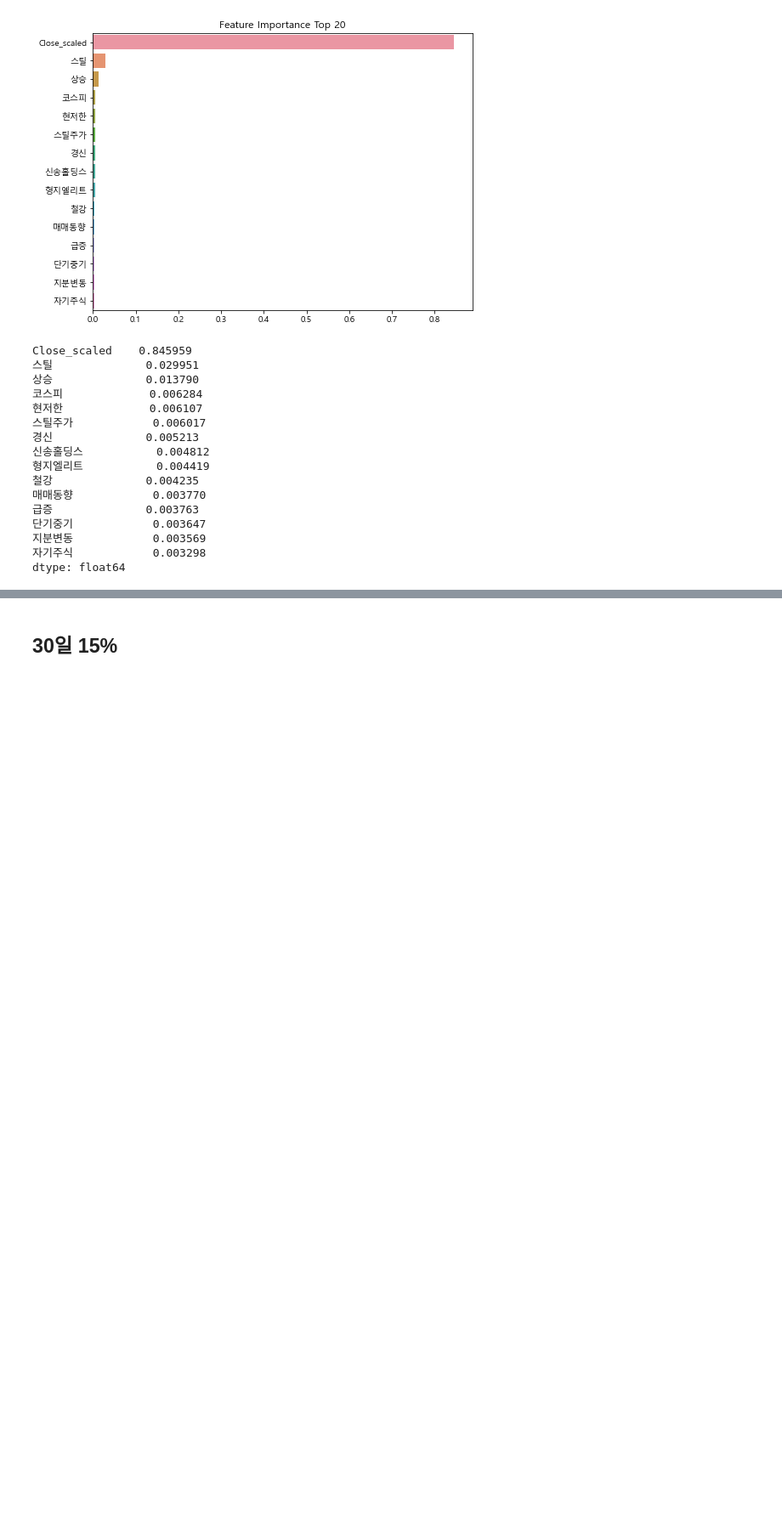
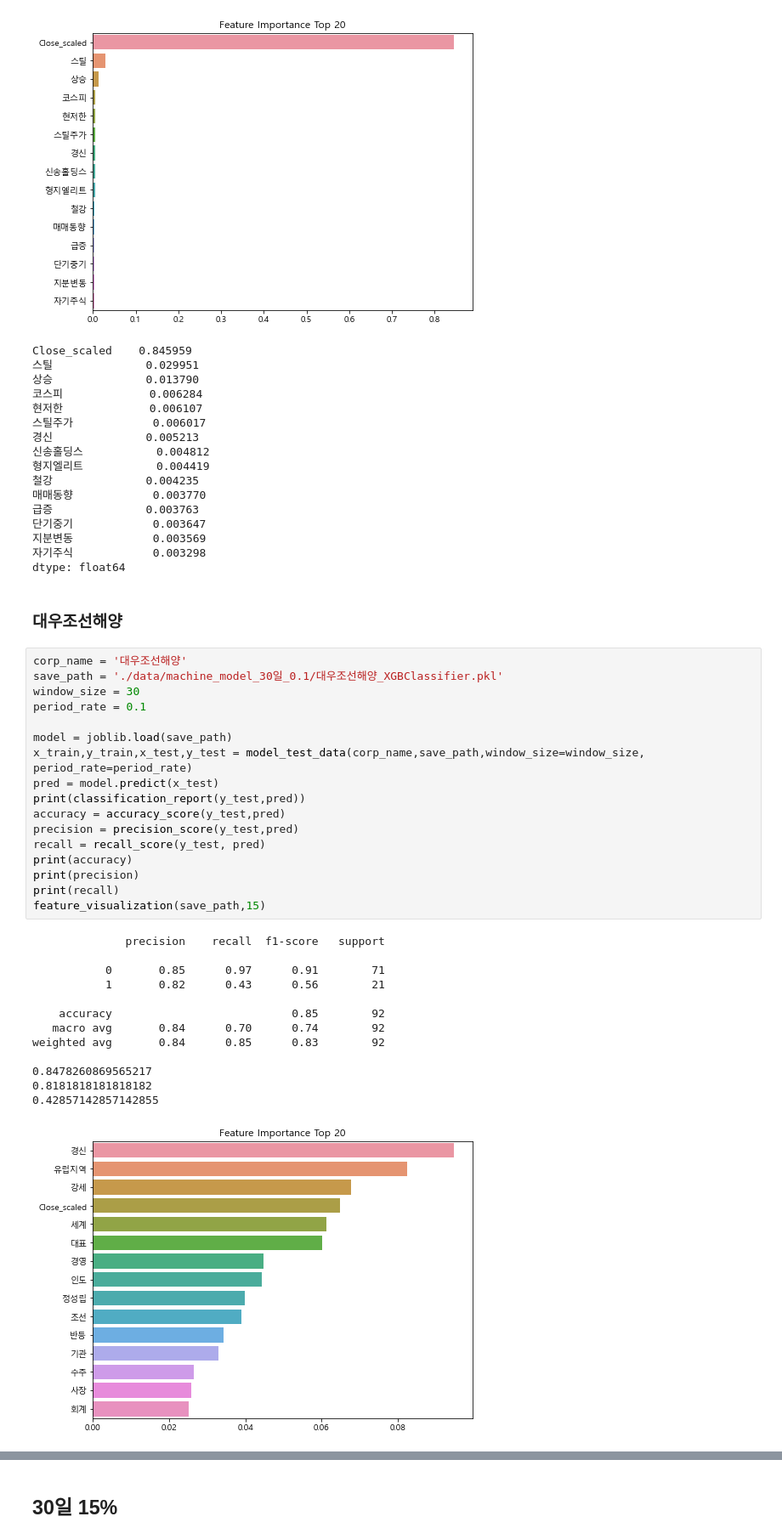
Before and after one commit to doyeon0139/Chatbot_Project, a Jupyter notebook: 결과정리_예측키워드확인하기.ipynb, the cells around one changed output, grey strips where cells are left out. Shown: that part at 85% size. Saved outputs shown, nothing was run; the diff lists cells and outputs as text; blank space fills up the shorter version.

```diff
--- a/결과정리_예측키워드확인하기.ipynb
+++ b/결과정리_예측키워드확인하기.ipynb
@@ -434,3 +434,36 @@ Close_scaled    0.845959
 지분변동            0.003569
 자기주식            0.003298
 dtype: float64
+# %% [markdown]
+### 대우조선해양
+# %%
+corp_name = '대우조선해양'
+save_path = './data/machine_model_30일_0.1/대우조선해양_XGBClassifier.pkl'
+window_size = 30
+period_rate = 0.1
+
+model = joblib.load(save_path)
+x_train,y_train,x_test,y_test = model_test_data(corp_name,save_path,window_size=window_size, period_rate=period_rate)
+pred = model.predict(x_test)
+print(classification_report(y_test,pred))
+accuracy = accuracy_score(y_test,pred)
+precision = precision_score(y_test,pred)
+recall = recall_score(y_test, pred)
+print(accuracy)
+print(precision)
+print(recall)
+feature_visualization(save_path,15)
+# %% [output]
+              precision    recall  f1-score   support
+
+           0       0.85      0.97      0.91        71
+           1       0.82      0.43      0.56        21
+
+    accuracy                           0.85        92
+   macro avg       0.84      0.70      0.74        92
+weighted avg       0.84      0.85      0.83        92
+
+0.8478260869565217
+0.8181818181818182
+0.42857142857142855
+[figure, added]
```
Also changed, not shown: parts of 4 cells of this notebook.
